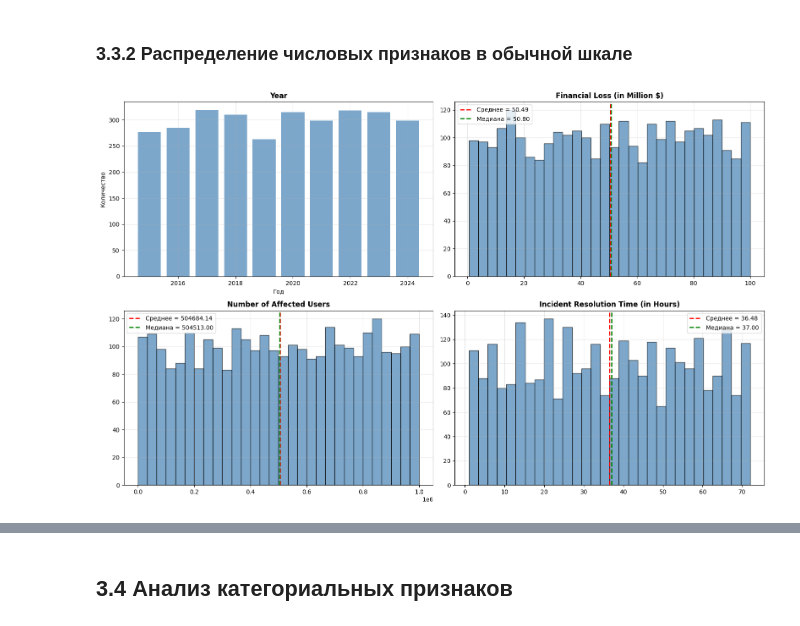
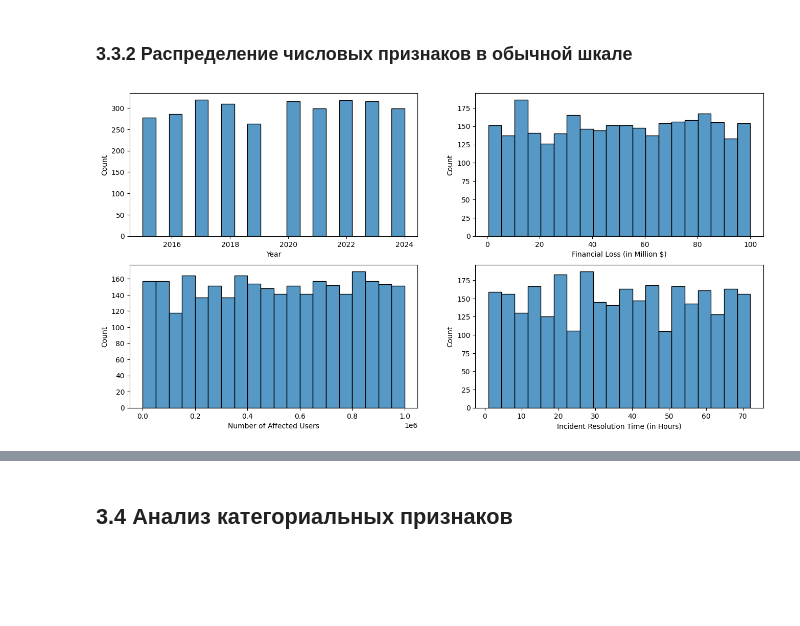
Before and after one commit to 2made1ra/ML_fall25, a Jupyter notebook: lab/first/first_organized.ipynb, the cells around one changed output, grey strips where cells are left out. Cells and saved outputs as stored; diff of their text form; code cells hidden in the pictures; blank space fills up the shorter version.

```diff
--- a/lab/first/first_organized.ipynb
+++ b/lab/first/first_organized.ipynb
@@ -119,30 +119,16 @@ df.describe()
 # %% [markdown]
 ### 3.3.2 Распределение числовых признаков в обычной шкале
-# %%
-# Гистограммы всех числовых признаков в обычной шкале
-fig, axes = plt.subplots(2, 2, figsize=(16, 10))
-axes = axes.flatten()
-
-for idx, col in enumerate(num_columns):
-    # Исключаем Year из обычного анализа (он имеет равномерное распределение по годам)
-    if col == 'Year':
-        # Для Year - столбчатая диаграмма
-        year_counts = df['Year'].value_counts().sort_index()
-        axes[idx].bar(year_counts.index, year_counts.values, color='steelblue', alpha=0.7)
-        axes[idx].set_title(f'{col}', fontsize=12, fontweight='bold')
-        axes[idx].set_xlabel('Год')
-        axes[idx].set_ylabel('Количество')
-    else:
-        # Для остальных - гистограммы с линиями среднего и медианы
-        axes[idx].hist(df[col], bins=30, edgecolor='black', alpha=0.7, color='steelblue')
-        axes[idx].axvline(df[col].mean(), color='red', linestyle='--', linewidth=2, label=f'Среднее = {df[col].mean():.2f}')
-        axes[idx].axvline(df[col].median(), color='green', linestyle='--', linewidth=2, label=f'Медиана = {df[col].median():.2f}')
-        axes[idx].set_title(f'{col}', fontsize=12, fontweight='bold')
-        axes[idx].legend()
-
-    axes[idx].grid(True, alpha=0.3)
-
-plt.tight_layout()
-plt.show()
-# %% [output]
-[figure, removed]
+# %%
+width = 2
+height = int(np.ceil(len(num_columns)/width))
+fig, ax = plt.subplots(nrows=height, ncols=width, figsize=(16,8)) # создаем "полотно", на котором будем "рисовать" графики
+#     ↑  более точная структура (почти синоним subplot). Говорим что у нас будет height строк и width столбцов
+
+for idx, column_name in enumerate(num_columns): # перебираем все числовые данные
+    plt.subplot(height,width, idx+1) #берем конкретную ячейку из заранее подготовленную заготовку
+    # рисуем с помощью библиотеки seaborn
+    sns.histplot(data=df, # какой датафрейм используем
+            x=column_name, # какую переменную отрисовываем
+            bins = 20);  # на сколько ячеек разбиваем
+# %% [output]
+[figure, added]
```
Also changed, not shown: parts of 80 cells of this notebook, 1 other file.
